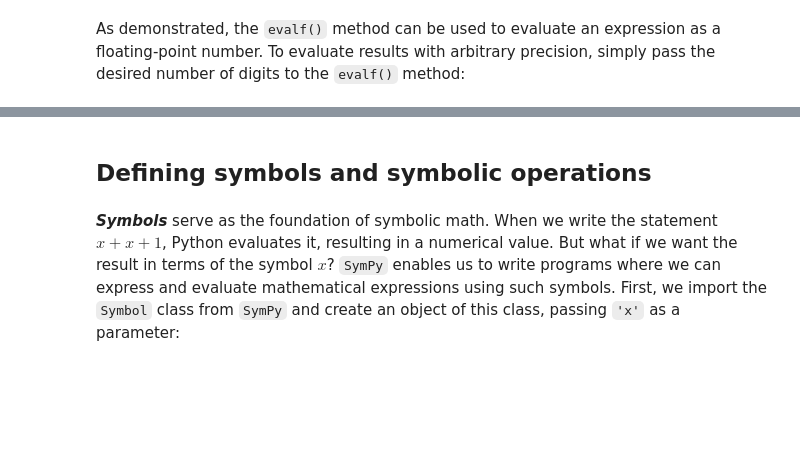
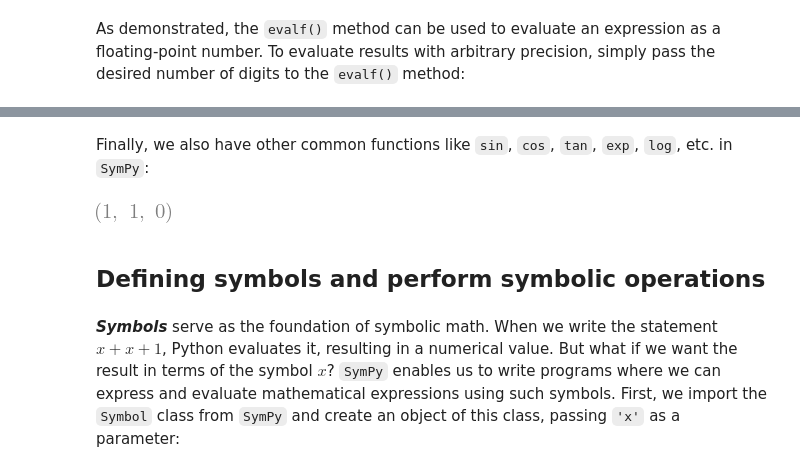
Before and after one commit to phonchi/nsysu-math106A-2023, a Jupyter notebook: static_files/presentations/13_SymPy.ipynb, the cells around one changed output, grey strips where cells are left out. Cells and saved outputs as stored; diff of their text form; code cells hidden in the pictures; blank space fills up the shorter version.

```diff
--- a/static_files/presentations/13_SymPy.ipynb
+++ b/static_files/presentations/13_SymPy.ipynb
@@ -84,5 +95,11 @@ $\displaystyle \text{True}$
+# %% [markdown]
+Finally, we also have other common functions like `sin`, `cos`, `tan`, `exp`, `log`, etc. in `SymPy`:
+# %%
+sp.sin(sp.pi/2), sp.exp(0), sp.log(1)
+# %% [output]
+[figure, added]
 # %% [markdown]
-## Defining symbols and symbolic operations
+## Defining symbols and perform symbolic operations
 # %% [markdown]
 ***Symbols*** serve as the foundation of symbolic math. When we write the statement $x + x + 1$, Python evaluates it, resulting in a numerical value. But what if we want the result in terms of the symbol $x$? `SymPy` enables us to write programs where we can express and evaluate mathematical expressions using such symbols. First, we import the `Symbol` class from `SymPy` and create an object of this class, passing `'x'` as a parameter:
 # %%
```
Also changed, not shown: parts of 77 cells of this notebook.
